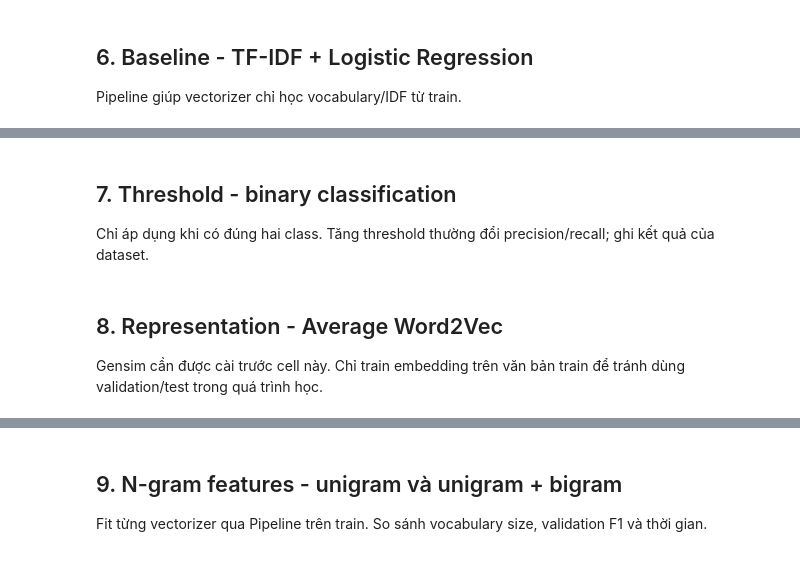
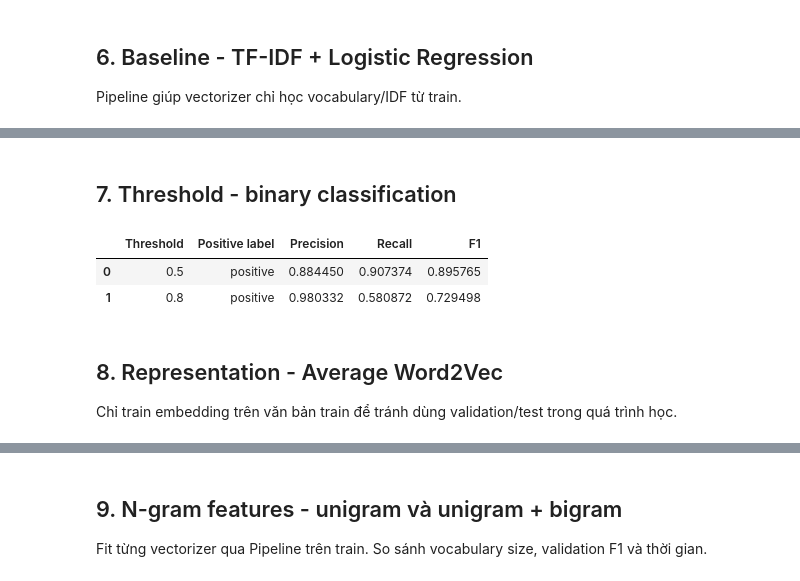
Before and after one commit to kienng221105/NLP_course, a Jupyter notebook: lab04/classification.ipynb, the cells around one changed output, grey strips where cells are left out. Saved outputs shown, nothing was run; the diff lists cells and outputs as text; code cells hidden in the pictures.

```diff
--- a/lab04/classification.ipynb
+++ b/lab04/classification.ipynb
@@ -13,6 +8,7 @@ import time
 import numpy as np
 import pandas as pd
 from IPython.display import display
+from sklearn.datasets import fetch_20newsgroups
 from sklearn.feature_extraction.text import TfidfVectorizer
 from sklearn.linear_model import LogisticRegression
 from sklearn.metrics import (
@@ -28,16 +24,18 @@ from sklearn.svm import LinearSVC
 LAB_DIR = Path.cwd().resolve()
 if LAB_DIR.name != 'lab04':
     LAB_DIR = LAB_DIR / 'lab04'
+PROJECT_DIR = LAB_DIR.parent
 sys.path.insert(0, str(LAB_DIR))
 from preprocessing import normalize_text, split_dataset
 
-DATA_PATH = LAB_DIR / 'data.csv'  # TODO: chọn dataset CSV.
-TEXT_COLUMN = 'text'              # TODO: sửa theo tên cột trong dataset.
-LABEL_COLUMN = 'label'            # TODO: sửa theo tên cột trong dataset.
+DATASET_SOURCE = 'csv'
+DATA_PATH = PROJECT_DIR / 'data' / 'IMDB Dataset.csv'
+TEXT_COLUMN = 'review'
+LABEL_COLUMN = 'sentiment'
 TEST_SIZE = 0.20
 VALIDATION_SIZE = 0.20  # Tỷ lệ train/validation/test = 60/20/20.
 RANDOM_STATE = 42
-POSITIVE_LABEL = None             # TODO: đặt nhãn positive nếu cần threshold binary.
+POSITIVE_LABEL = 'positive'
 
 candidate_models = {}
 results_rows = []
@@ -235,6 +299,5 @@ display(pd.DataFrame([baseline_validation]))
-# %% [markdown]
-## 7. Threshold - binary classification
-Chỉ áp dụng khi có đúng hai class. Tăng threshold thường đổi precision/recall; ghi kết quả của dataset.
+# %% [markdown]
+## 7. Threshold - binary classification
 # %%
 threshold_rows = []
 classes = tfidf_lr_pipeline.named_steps['classifier'].classes_
@@ -264,36 +327,43 @@ if len(classes) == 2:
             'Recall': recall,
             'F1': f1,
         })
         precision_macro, recall_macro, f1_macro, _ = precision_recall_fscore_support(
             y_validation,
             threshold_predictions,
             average='macro',
             zero_division=0,
         )
         results_rows.append({
             'model': 'TF-IDF + Logistic Regression',
             'representation': 'TF-IDF unigram',
             'classifier': 'Logistic Regression',
             'split': 'validation',
             'accuracy': accuracy_score(y_validation, threshold_predictions),
+            'precision_positive': precision,
+            'recall_positive': recall,
+            'f1_positive': f1,
             'precision_macro': precision_macro,
             'recall_macro': recall_macro,
             'f1_macro': f1_macro,
             'training_time_seconds': tfidf_lr_seconds,
             'vocabulary_size': tfidf_vocabulary_size,
             'ngram_range': '(1, 1)',
             'threshold': threshold,
             'notes': f'Positive label: {positive_label}',
         })
 else:
     threshold_rows.append({
         'Threshold': 'N/A',
         'Ghi chú': 'Bài toán không phải binary classification.',
     })
 display(pd.DataFrame(threshold_rows))
+# %% [output]
+|  | Threshold | Positive label | Precision | Recall | F1 |
+| 0 | 0.5 | positive | 0.884450 | 0.907374 | 0.895765 |
+| 1 | 0.8 | positive | 0.980332 | 0.580872 | 0.729498 |
 # %% [markdown]
 ## 8. Representation - Average Word2Vec
-Gensim cần được cài trước cell này. Chỉ train embedding trên văn bản train để tránh dùng validation/test trong quá trình học.
+Chỉ train embedding trên văn bản train để tránh dùng validation/test trong quá trình học.
 # %%
 try:
     from gensim.models import Word2Vec
```
Also changed, not shown: parts of 33 cells of this notebook, 10 other files.
